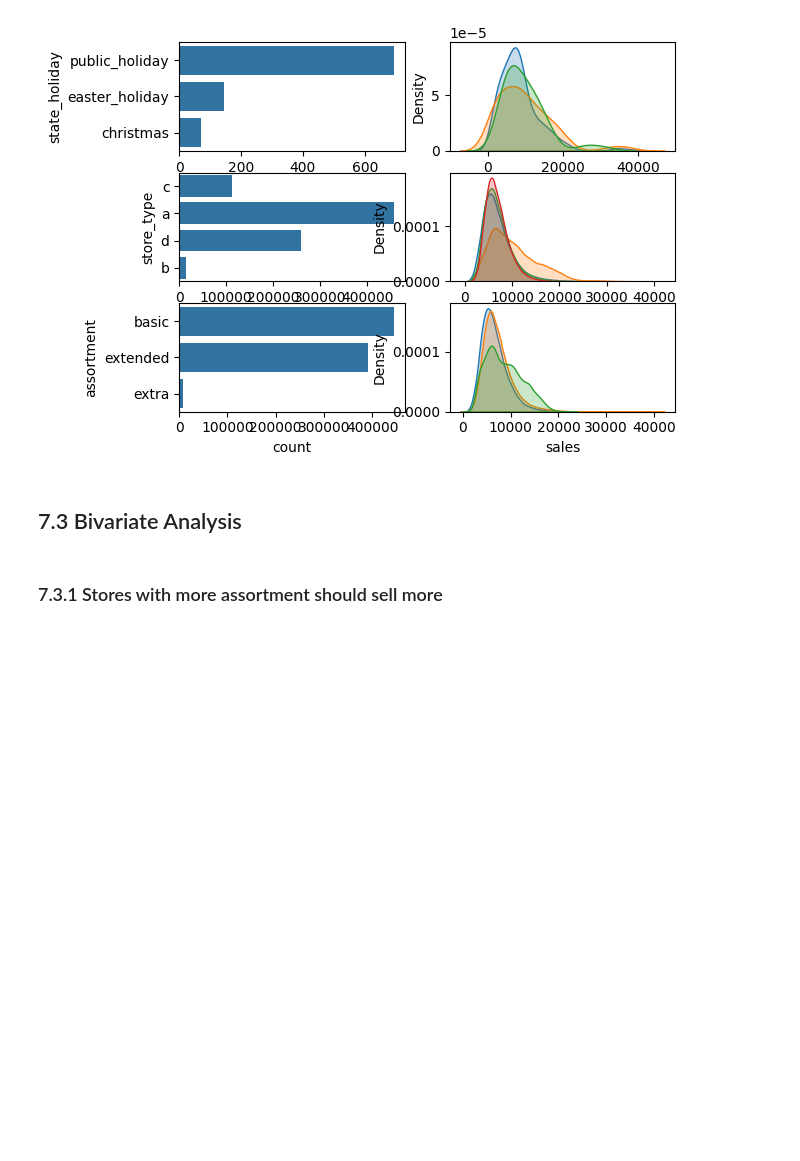
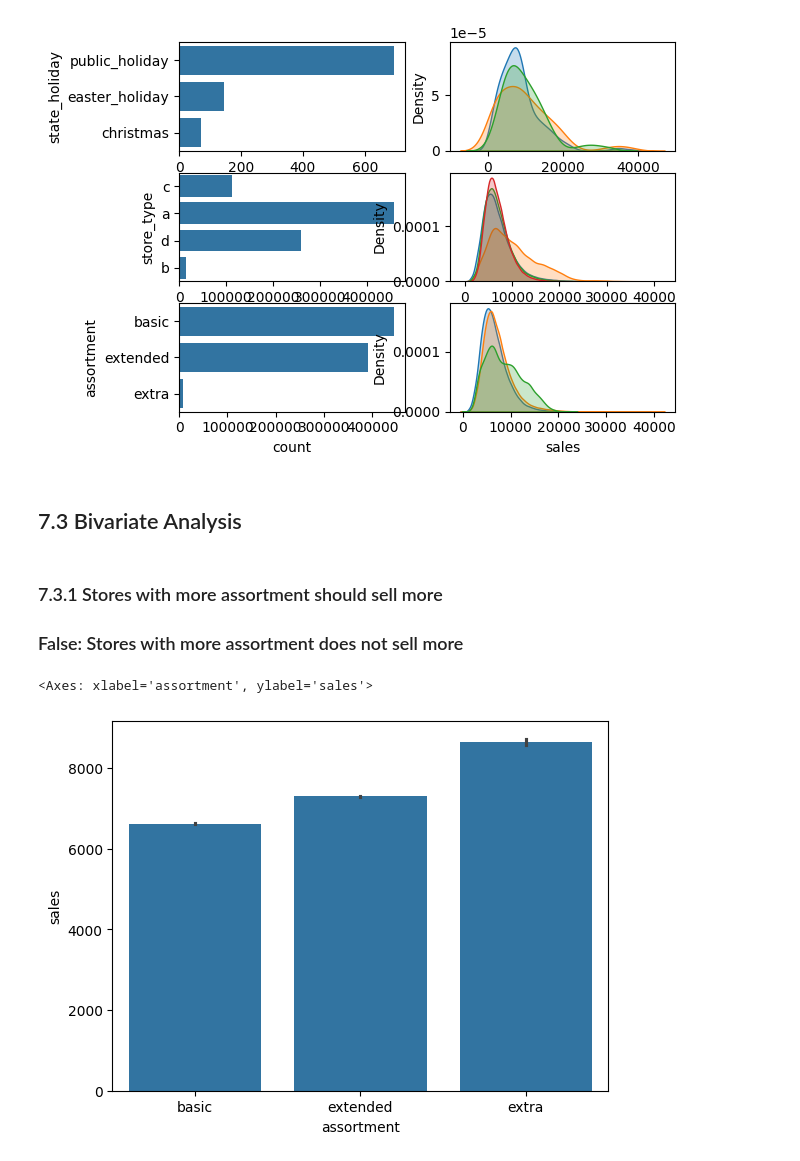
Before and after one commit to thalesluizbraga/eda_rossmann, a Jupyter notebook: eda_rossmann.ipynb, the cells around one changed output. Drawn from its saved outputs; the diff is of its cells as text; code cells hidden in the pictures; blank space fills up the shorter version.

```diff
--- a/eda_rossmann.ipynb
+++ b/eda_rossmann.ipynb
@@ -296,3 +296,5 @@ This will become an error in seaborn v0.14.0; please update your code.
 ## 7.3 Bivariate Analysis
 # %% [markdown]
 ### 7.3.1 Stores with more assortment should sell more
+
+### False: Stores with more assortment does not sell more
@@ -302,2 +301,5 @@ assortment_grouped
 # %%
-sns.barplot(x=assortment_grouped['assortment'], y=assortment_grouped['sales'], data=assortment_grouped)
+sns.barplot(x=df4['assortment'], y=df4['sales'], data=df4)
+# %% [output]
+<Axes: xlabel='assortment', ylabel='sales'>
+[figure, added]
```
Also changed, not shown: parts of 10 cells of this notebook.
